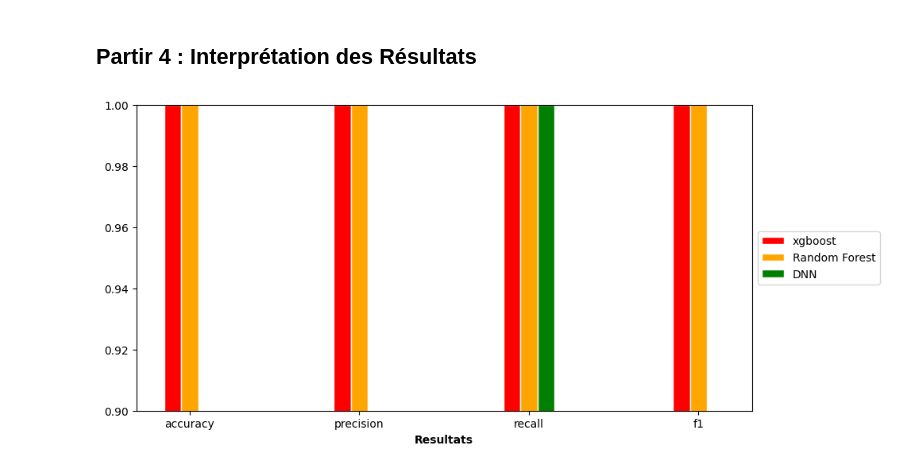
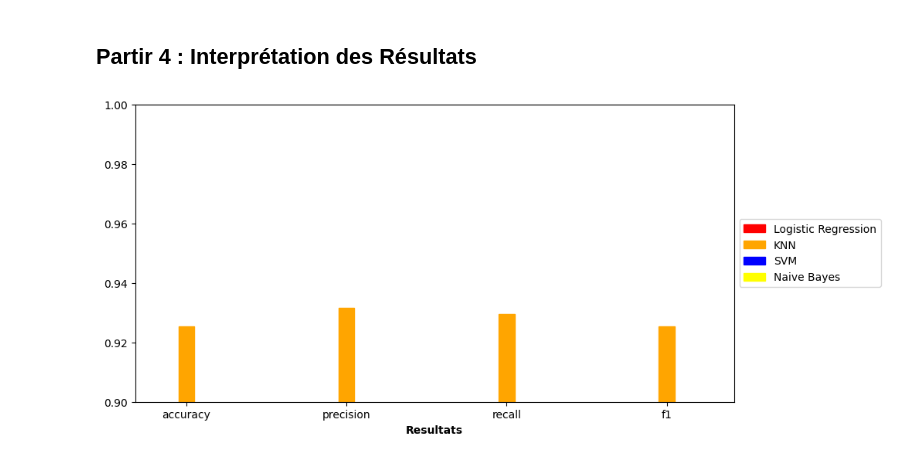
Before and after one commit to appistore/Heart-disease, a Jupyter notebook: Heart_Disease_Dataset.ipynb, the cells around one changed output. Cells and saved outputs as stored; diff of their text form; code cells hidden in the pictures.

```diff
--- a/Heart_Disease_Dataset.ipynb
+++ b/Heart_Disease_Dataset.ipynb
@@ -458,0 +184,3 @@ plt.show()
+# %%
+y_pred_lr = log_reg.predict(X_test)
+y_pred_lr
@@ -458,0 +296,3 @@ plt.show()
+# %%
+y_pred_svm = svm.predict(X_test)
+y_pred_svm
@@ -458,0 +350,9 @@ plt.show()
+# %%
+from sklearn.naive_bayes import GaussianNB
+naive_bayes = GaussianNB()
+naive_bayes.fit(X_train, y_train)
+
+acc = naive_bayes.score(X_test,y_test)*100
+y_pred_naive_bayes = naive_bayes.predict(X_test)
+
+print("Accuracy of Naive Bayes: {:.2f}%".format(acc))
@@ -458,0 +361,12 @@ plt.show()
+# %%
+# Algorithme : modèle Random Forest Classifier
+from sklearn.metrics import accuracy_score, precision_score, recall_score, f1_score
+accuracy_score_nb = accuracy_score(y_test, y_pred_naive_bayes)
+precision_score_nb = precision_score(y_test, y_pred_naive_bayes, average='macro')
+recall_score_nb = recall_score(y_test, y_pred_naive_bayes, average='macro')
+f1_score_nb = f1_score(y_test, y_pred_naive_bayes, average='macro')
+
+print("accuracy nb = ",accuracy_score_nb)
+print("precision nb = ",precision_score_nb)
+print("recall nb = ",recall_score_nb)
+print("f1 nb = ",f1_score_nb)
@@ -461,34 +424,37 @@ plt.show()
 # %%
 #Comparaison entre trois algorithmes en utilisant la bibliothèque matplotlib pour tracer "bar chart".
 import matplotlib.pyplot as plt
 import numpy as np
 
 fig, ax = plt.subplots()
 fig.set_size_inches(10,5)
 ax.set(ylim=[0.9, 1.0])
 
-score_algo1 = [accuracy_score_xgb, precision_score_xgb, recall_score_xgb, f1_score_xgb]
-score_algo2 = [accuracy_score_rf, precision_score_rf, recall_score_rf, f1_score_rf]
-score_algo3 = [accuracy_dnn , precision_dnn , recall_dnn , f1_dnn]
+score_algo1 = [accuracy_score_lr, precision_score_lr, recall_score_lr, f1_score_lr]
+score_algo2 = [accuracy_score_knn, precision_score_knn, recall_score_knn, f1_score_knn]
+score_algo3 = [accuracy_score_svm, precision_score_svm, recall_score_svm, f1_score_svm]
+score_algo4 = [accuracy_score_nb, precision_score_nb, recall_score_nb, f1_score_nb]
 
 barWidth = 0.1  # the width of the bars
 
 # Set position of bar on X axis
 r1 = np.arange(4)
 r2 = [x + barWidth for x in r1]
 r3 = [x + barWidth for x in r2]
+r4 = [x + barWidth for x in r3]
 
 # Make the plot
-plt.bar(r1, score_algo1, color='red', width=barWidth, edgecolor='white', label='xgboost')
-plt.bar(r2, score_algo2, color='orange', width=barWidth, edgecolor='white', label='Random Forest')
-plt.bar(r3, score_algo3, color='green', width=barWidth, edgecolor='white', label='DNN')
+plt.bar(r1, score_algo1, color='red', width=barWidth, edgecolor='red', label='Logistic Regression')
+plt.bar(r2, score_algo2, color='orange', width=barWidth, edgecolor='orange', label='KNN')
+plt.bar(r3, score_algo3, color='blue', width=barWidth, edgecolor='blue', label='SVM')
+plt.bar(r4, score_algo4, color='yellow', width=barWidth, edgecolor='yellow', label='Naive Bayes')
 
 # Add xticks on the middle of the group bars
 plt.xlabel('Resultats', fontweight='bold')
 plt.xticks([r + barWidth for r in range(4)], ['accuracy', 'precision', 'recall', 'f1'])
 
 # Create legend & Show graphic
 plt.legend(loc='center left', bbox_to_anchor=(1, 0.5))
 plt.show()
 # %% [output]
-[figure, old version]
+[figure, new version]
```
Also changed, not shown: parts of 41 cells of this notebook.
